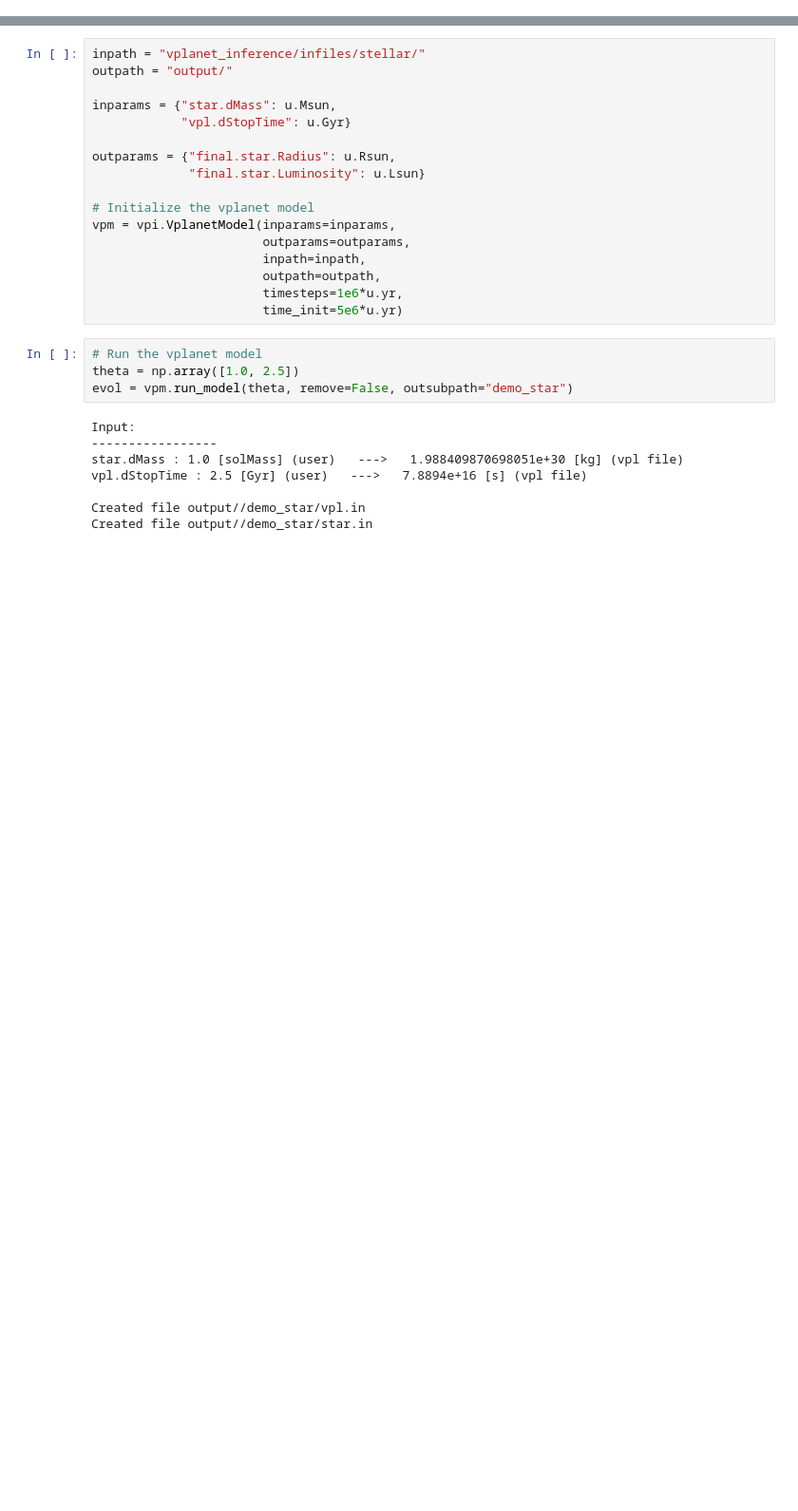
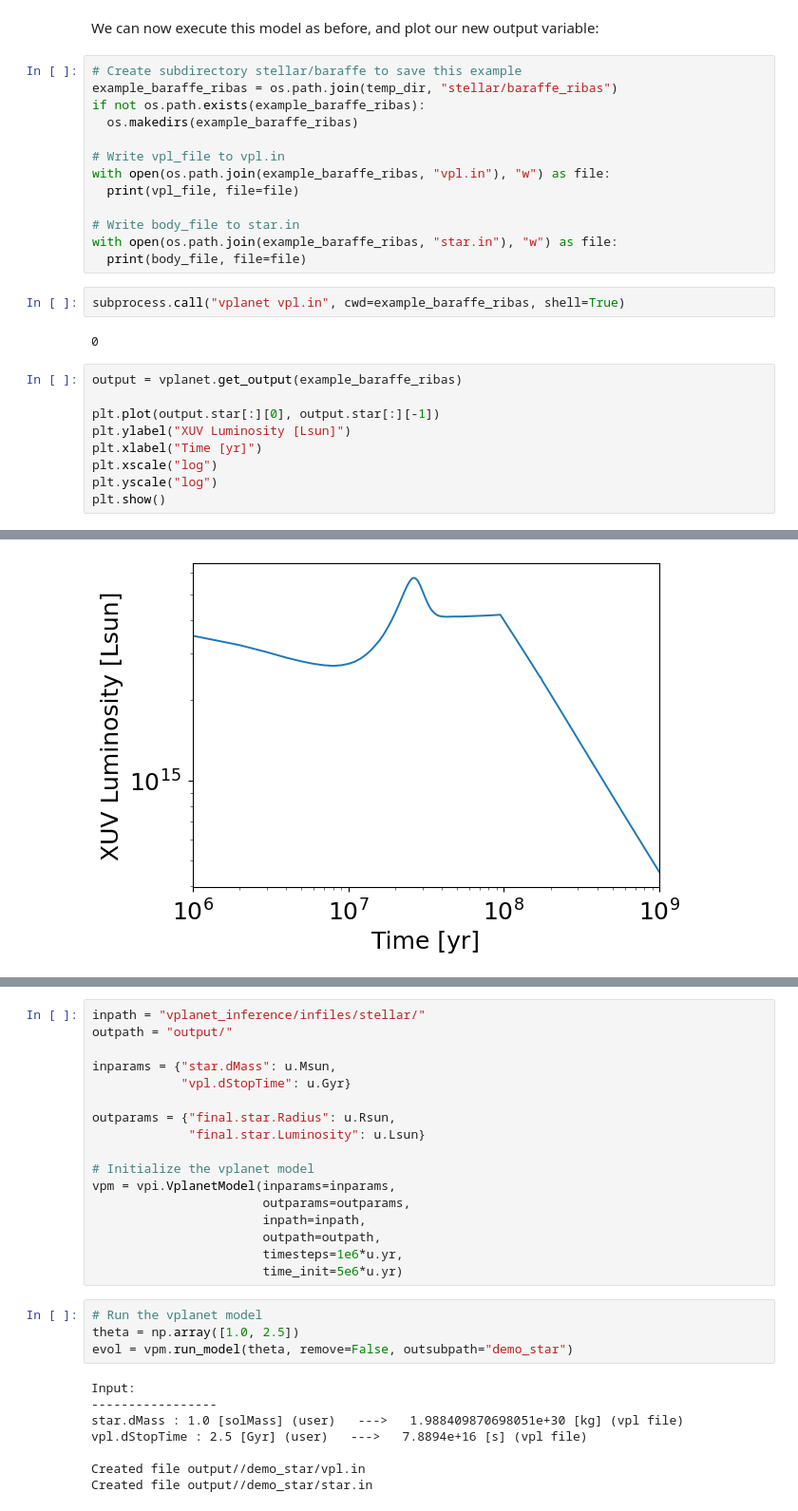
Before and after one commit to jbirky/yupra, a Jupyter notebook: tutorials/0_test.ipynb, the cells around one changed output, grey strips where cells are left out. Shown at 95% size. Cells and saved outputs as stored; diff of their text form; blank space fills up the shorter version.

```diff
--- a/tutorials/0_test.ipynb
+++ b/tutorials/0_test.ipynb
@@ -36,0 +234,29 @@ import os
+# %% [markdown]
+We can now execute this model as before, and plot our new output variable:
+# %%
+# Create subdirectory stellar/baraffe to save this example
+example_baraffe_ribas = os.path.join(temp_dir, "stellar/baraffe_ribas")
+if not os.path.exists(example_baraffe_ribas):
+  os.makedirs(example_baraffe_ribas)
+
+# Write vpl_file to vpl.in
+with open(os.path.join(example_baraffe_ribas, "vpl.in"), "w") as file:
+  print(vpl_file, file=file)
+
+# Write body_file to star.in
+with open(os.path.join(example_baraffe_ribas, "star.in"), "w") as file:
+  print(body_file, file=file)
+# %%
+subprocess.call("vplanet vpl.in", cwd=example_baraffe_ribas, shell=True)
+# %% [output]
+0
+# %%
+output = vplanet.get_output(example_baraffe_ribas)
+
+plt.plot(output.star[:][0], output.star[:][-1])
+plt.ylabel("XUV Luminosity [Lsun]")
+plt.xlabel("Time [yr]")
+plt.xscale("log")
+plt.yscale("log")
+plt.show()
+# %% [output]
@@ -36,0 +270 @@ import os
+[figure, added]
```
Also changed, not shown: parts of 36 cells of this notebook.
